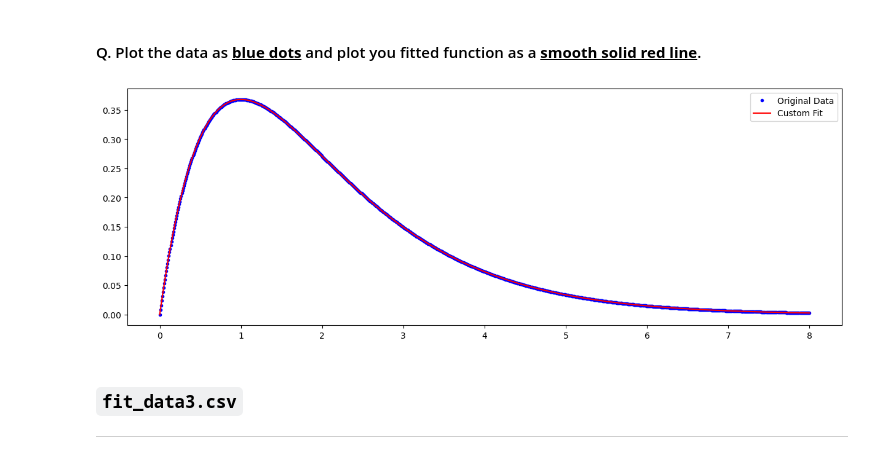
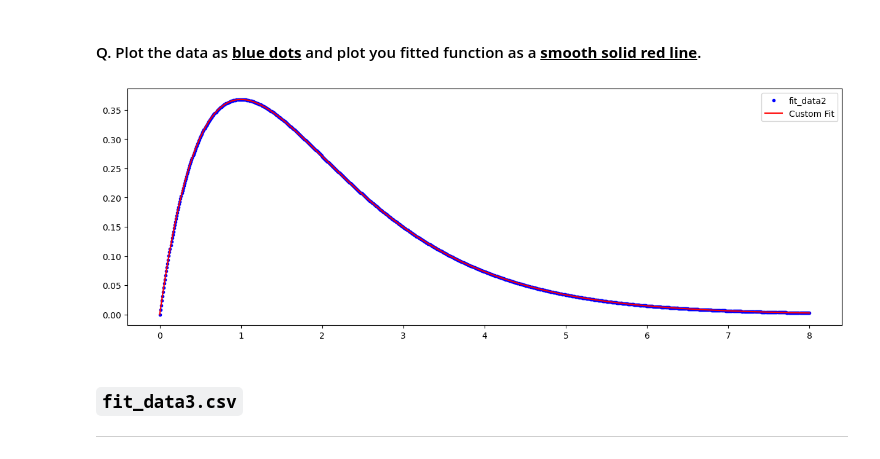
Before and after one commit to freyzha/ML-Take-Home-Quiz, a Jupyter notebook: Take Home Quiz 1 - Curve Fitting.ipynb, the cells around one changed output. Saved outputs shown, nothing was run; the diff lists cells and outputs as text; code cells hidden in the pictures.

```diff
--- a/Take Home Quiz 1 - Curve Fitting.ipynb
+++ b/Take Home Quiz 1 - Curve Fitting.ipynb
@@ -263,12 +263,12 @@ SSR = 2.5598401935483918e-30
 #### Q. Plot the data as <u><b>blue dots</u></b> and plot you fitted function as a <b><u>smooth solid red line</u></b>.
 # %%
 
-plt.plot(x, y, 'b.', label='Original Data')
+plt.plot(x, y, 'b.', label='fit_data2')
 plt.plot(x, custom_model(x, *popt), 'r-', label='Custom Fit')
 plt.legend()
 plt.show()
 # %% [output]
-[figure, old version]
+[figure, new version]
 # %% [markdown]
 ### `fit_data3.csv`
 
```
